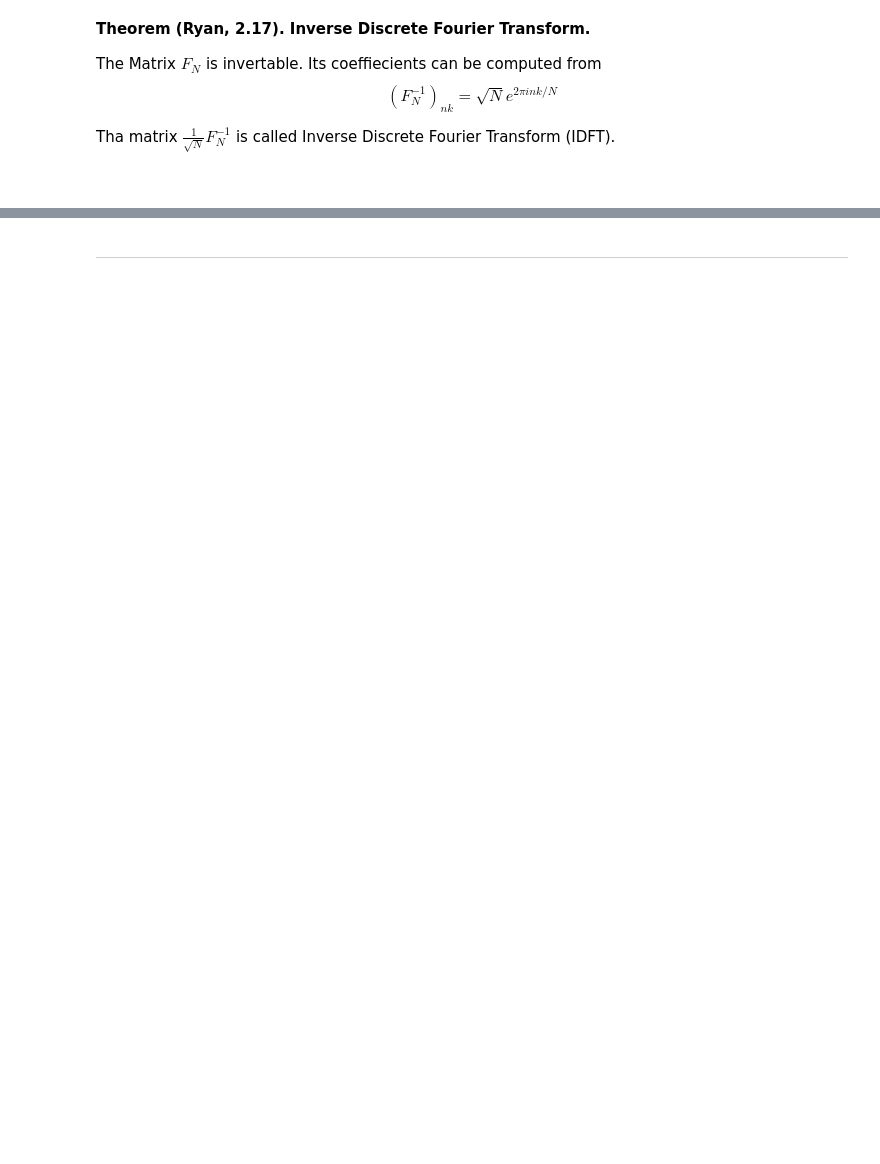
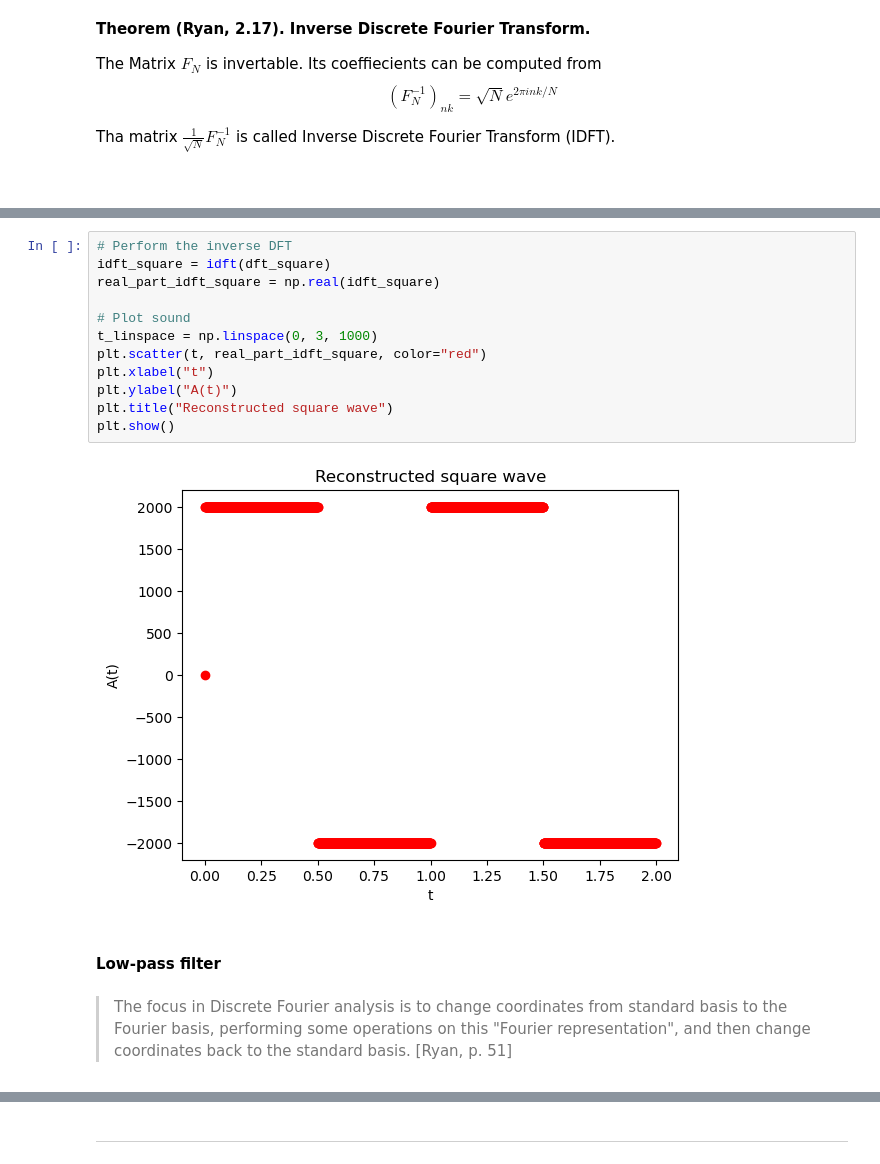
Before and after one commit to Splines/fourier-analysis-basics, a Jupyter notebook: src/fourier.ipynb, the cells around one changed output, grey strips where cells are left out. Saved outputs shown, nothing was run; the diff lists cells and outputs as text; blank space fills up the shorter version.

```diff
--- a/src/fourier.ipynb
+++ b/src/fourier.ipynb
@@ -757,0 +815,18 @@ $$
+# %%
+# Perform the inverse DFT
+idft_square = idft(dft_square)
+real_part_idft_square = np.real(idft_square)
+
+# Plot sound
+t_linspace = np.linspace(0, 3, 1000)
+plt.scatter(t, real_part_idft_square, color="red")
+plt.xlabel("t")
+plt.ylabel("A(t)")
+plt.title("Reconstructed square wave")
+plt.show()
+# %% [output]
+[figure, added]
+# %% [markdown]
+#### **Low-pass filter**
+# %% [markdown]
+> The focus in Discrete Fourier analysis is to change coordinates from standard basis to the Fourier basis, performing some operations on this "Fourier representation", and then change coordinates back to the standard basis. [Ryan, p. 51]
```
Also changed, not shown: parts of 62 cells of this notebook, 1 other file.
